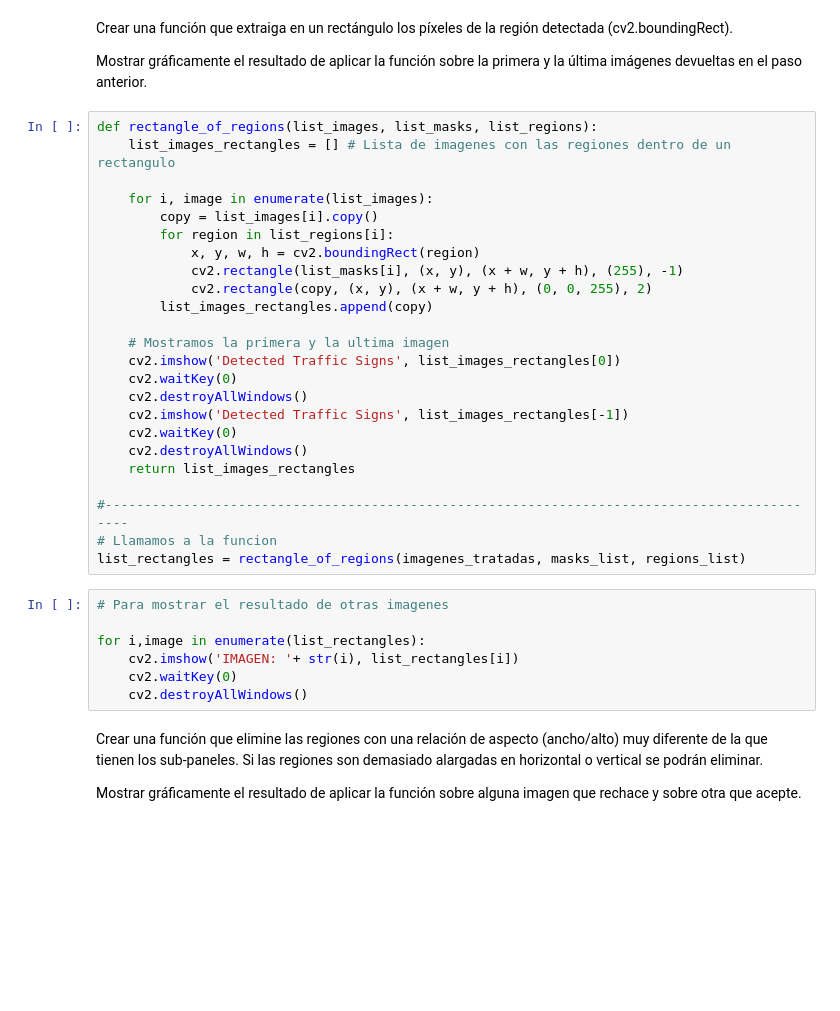
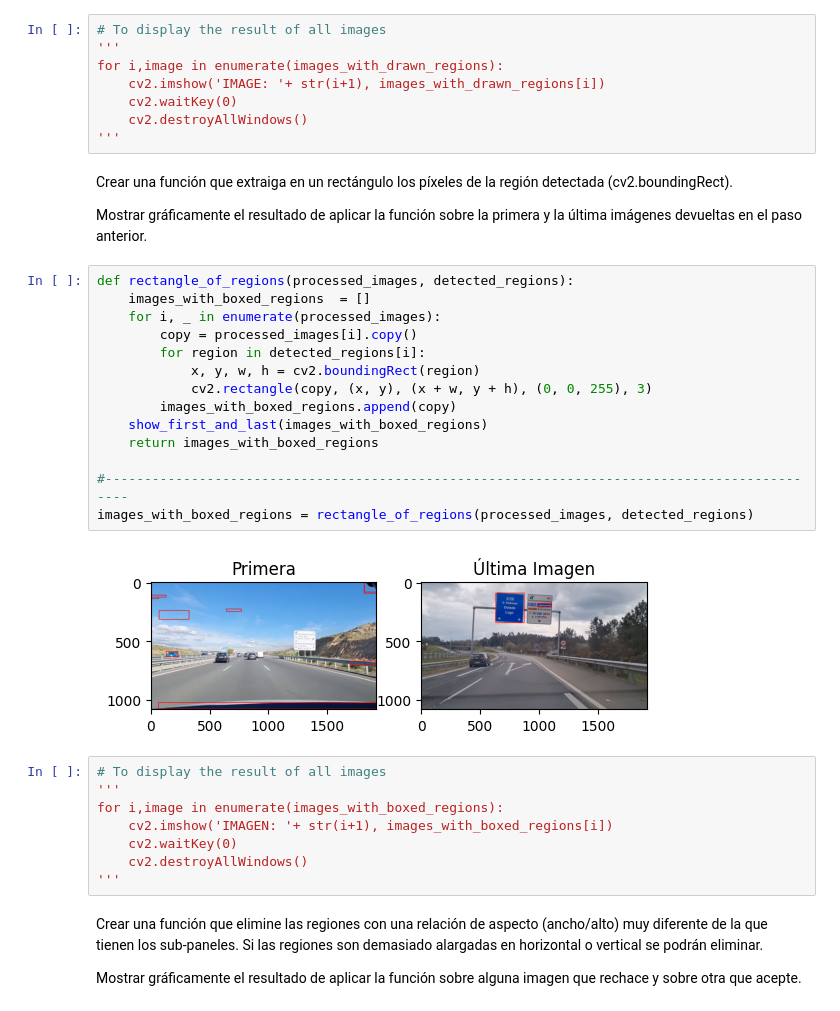
Before and after one commit to Im-Lewis/Practica1-VA, a Jupyter notebook: notebook_BlueFilter_deff.ipynb, the cells around one changed output. Cells and saved outputs as stored; diff of their text form; blank space fills up the shorter version.

```diff
--- a/notebook_BlueFilter_deff.ipynb
+++ b/notebook_BlueFilter_deff.ipynb
@@ -233,38 +174,39 @@ list_image_regions, masks_list, regions_list, imagenes_tratadas = mser(listaImag
+# %%
+# To display the result of all images
+'''
+for i,image in enumerate(images_with_drawn_regions):
+    cv2.imshow('IMAGE: '+ str(i+1), images_with_drawn_regions[i])
+    cv2.waitKey(0)
+    cv2.destroyAllWindows()
+'''
 # %% [markdown]
 Crear una función que extraiga en un rectángulo los píxeles de la región detectada (cv2.boundingRect).
 
 Mostrar gráficamente el resultado de aplicar la función sobre la primera y la última imágenes devueltas en el paso anterior.
 # %%
-def rectangle_of_regions(list_images, list_masks, list_regions):
-    list_images_rectangles = [] # Lista de imagenes con las regiones dentro de un rectangulo
-
-    for i, image in enumerate(list_images):
-        copy = list_images[i].copy()
-        for region in list_regions[i]:
+def rectangle_of_regions(processed_images, detected_regions):
+    images_with_boxed_regions  = []
+    for i, _ in enumerate(processed_images):
+        copy = processed_images[i].copy()
+        for region in detected_regions[i]:
             x, y, w, h = cv2.boundingRect(region)
-            cv2.rectangle(list_masks[i], (x, y), (x + w, y + h), (255), -1)
-            cv2.rectangle(copy, (x, y), (x + w, y + h), (0, 0, 255), 2)
-        list_images_rectangles.append(copy)
-
-    # Mostramos la primera y la ultima imagen
-    cv2.imshow('Detected Traffic Signs', list_images_rectangles[0])
-    cv2.waitKey(0)
-    cv2.destroyAllWindows()
-    cv2.imshow('Detected Traffic Signs', list_images_rectangles[-1])
-    cv2.waitKey(0)
-    cv2.destroyAllWindows()
-    return list_images_rectangles
+            cv2.rectangle(copy, (x, y), (x + w, y + h), (0, 0, 255), 3)
+        images_with_boxed_regions.append(copy)
+    show_first_and_last(images_with_boxed_regions)
+    return images_with_boxed_regions
 
 #---------------------------------------------------------------------------------------------
-# Llamamos a la funcion
-list_rectangles = rectangle_of_regions(imagenes_tratadas, masks_list, regions_list)
+images_with_boxed_regions = rectangle_of_regions(processed_images, detected_regions)
+# %% [output]
+[figure, added]
 # %%
-# Para mostrar el resultado de otras imagenes
-
-for i,image in enumerate(list_rectangles):
-    cv2.imshow('IMAGEN: '+ str(i), list_rectangles[i])
+# To display the result of all images
+'''
+for i,image in enumerate(images_with_boxed_regions):
+    cv2.imshow('IMAGEN: '+ str(i+1), images_with_boxed_regions[i])
     cv2.waitKey(0)
     cv2.destroyAllWindows()
+'''
 # %% [markdown]
 Crear una función que elimine las regiones con una relación de aspecto (ancho/alto) muy diferente de la que tienen los sub-paneles. Si las regiones son demasiado alargadas en horizontal o vertical se podrán eliminar.
 
```
Also changed, not shown: parts of 15 cells of this notebook.
